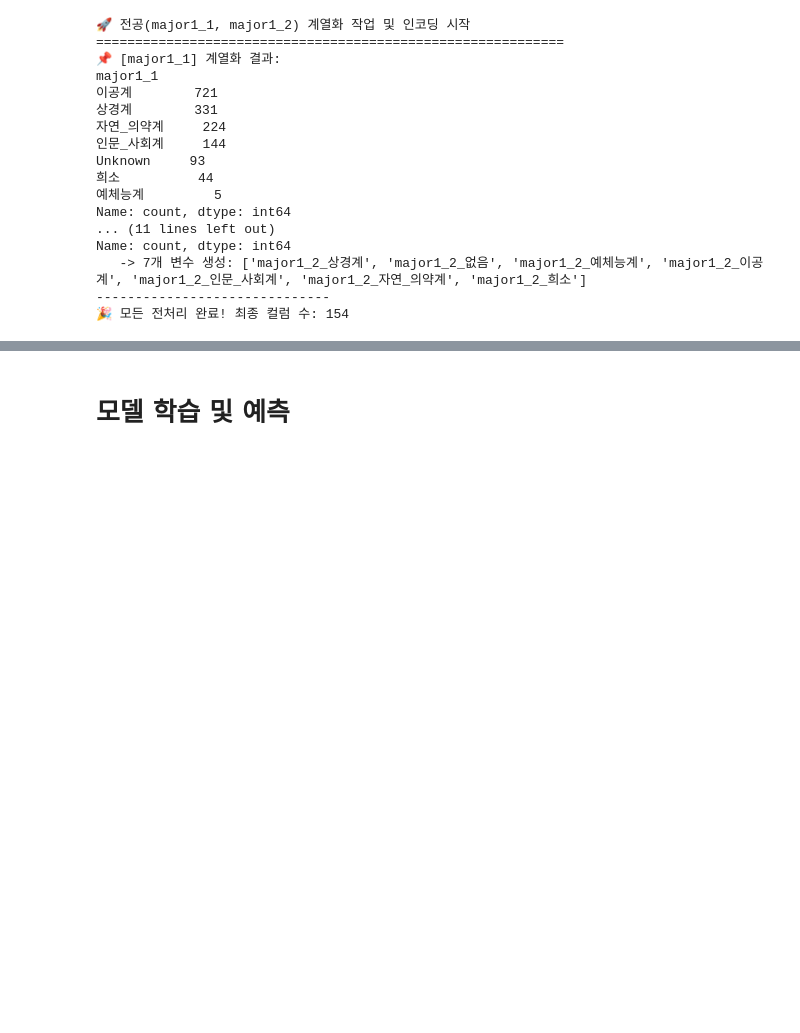
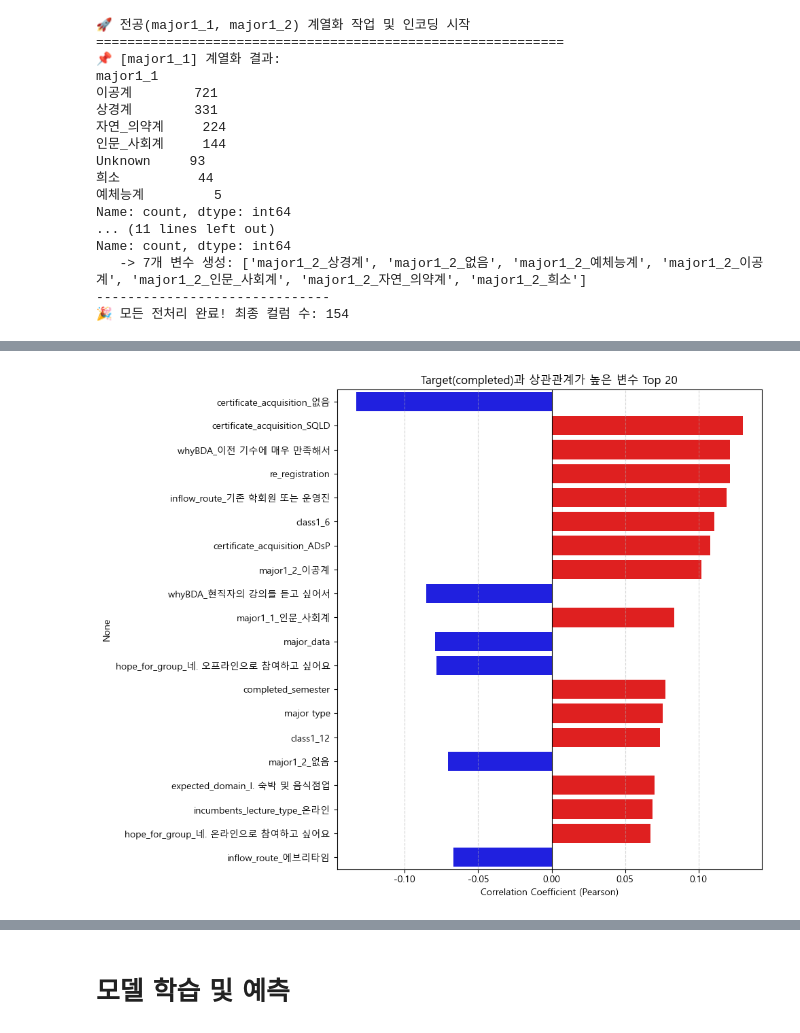
Before and after one commit to minuuuuu01/Classification-BDA, a Jupyter notebook: preprocess2.ipynb, the cells around one changed output, grey strips where cells are left out. Saved outputs shown, nothing was run; the diff lists cells and outputs as text; code cells hidden in the pictures; blank space fills up the shorter version.

```diff
--- a/preprocess2.ipynb
+++ b/preprocess2.ipynb
@@ -947,0 +1027,86 @@ Name: count, dtype: int64
+# %%
+import matplotlib.pyplot as plt
+import seaborn as sns
+import numpy as np
+import pandas as pd
+
+# ---------------------------------------------------------
+# [사전 준비] 분석용 데이터 정의 (전처리 완료된 Train 데이터)
+# ---------------------------------------------------------
+eda_train = df_all[df_all['dataset'] == 'train'].drop(columns=['dataset'])
+
+# 한글 폰트 설정
+plt.rcParams['font.family'] = 'Malgun Gothic'
+plt.rcParams['axes.unicode_minus'] = False
+
+print("🚀 [심화 EDA] 전처리 완료 데이터 분석 시작")
+print("=" * 60)
+
+# =========================================================
+# 1. 타깃 변수(completed)와의 상관관계 Top 20
+# =========================================================
+print("\n📊 1. 타깃 변수('completed')와의 상관관계 분석")
+
+# 전체 변수와의 상관계수 계산
+corr_with_target = eda_train.corr()['completed'].drop('completed') # 자기 자신 제외
+
+# 상관계수 절대값 기준으로 정렬 (양/음 상관없이 영향력 큰 순서)
+top_corr = corr_with_target.abs().sort_values(ascending=False).head(20)
+# 실제 부호를 보기 위해 원래 값 가져오기
+top_corr_values = corr_with_target[top_corr.index]
+
+plt.figure(figsize=(10, 8))
+# 색상으로 양(빨강)/음(파랑) 구분
+colors = ['red' if x > 0 else 'blue' for x in top_corr_values.values]
+sns.barplot(x=top_corr_values.values, y=top_corr_values.index, palette=colors)
+plt.title("Target(completed)과 상관관계가 높은 변수 Top 20")
+plt.xlabel("Correlation Coefficient (Pearson)")
+plt.axvline(0, color='black', linewidth=0.8) # 0 기준선
+plt.grid(axis='x', linestyle='--', alpha=0.5)
+plt.tight_layout()
+plt.show()
+
+print("💡 해석: 빨간색 바는 '비례(수료 확률 증가)', 파란색 바는 '반비례(수료 확률 감소)'를 의미합니다.")
+
+# =========================================================
+# 2. 수료자(1) vs 미수료자(0) 그룹별 평균 비교
+# =========================================================
+print("\n📊 2. 수료 여부에 따른 주요 변수 평균값 차이")
+
+# 상관관계가 높았던 Top 10 변수들만 골라서 비교
+compare_cols = top_corr_values.head(10).index.tolist()
+
+group_mean = eda_train.groupby('completed')[compare_cols].mean().T
+group_mean.columns = ['미수료(0)', '수료(1)']
+group_mean['차이(수료-미수료)'] = group_mean['수료(1)'] - group_mean['미수료(0)']
+
+print(group_mean)
+print("-" * 60)
+print("💡 해석: 수료자와 미수료자 간의 평균값 차이가 클수록 중요한 특징입니다.")
+
+# =========================================================
+# 4. 다중공선성 확인 (상관계수 0.9 이상인 쌍 찾기)
+# =========================================================
+print("\n📊 4. 다중공선성(변수 간 중복) 체크")
+
+# 전체 상관 행렬 계산
+corr_matrix = eda_train.drop(columns=['completed']).corr().abs()
+
+# 상삼각행렬(Upper Triangle)만 선택 (중복 제거)
+upper = corr_matrix.where(np.triu(np.ones(corr_matrix.shape), k=1).astype(bool))
+
+# 상관계수 0.9 이상인 컬럼 찾기
+to_drop = [column for column in upper.columns if any(upper[column] > 0.9)]
+
+if len(to_drop) > 0:
+    print(f"⚠️ 상관계수 0.9 이상인 '매우 유사한' 변수 쌍 발견 ({len(to_drop)}개):")
+
+    for col in to_drop:
+        # 해당 컬럼과 0.9 이상인 짝꿍 찾기
+        high_corr_pair = upper.index[upper[col] > 0.9].tolist()
+        print(f"   - [{col}] <---> {high_corr_pair}")
+
+    print("\n💡 제안: 위 변수들은 서로 정보가 거의 겹치므로, 둘 중 하나를 삭제(Drop)하면 모델 과적합을 줄일 수 있습니다.")
+else:
+    print("✅ 상관계수 0.9 이상인 중복 변수가 발견되지 않았습니다. (다중공선성 안전)")
+# %% [output]
@@ -947,0 +1117 @@ Name: count, dtype: int64
+[figure, added]
```
Also changed, not shown: parts of 4 cells of this notebook, 3 other files.
